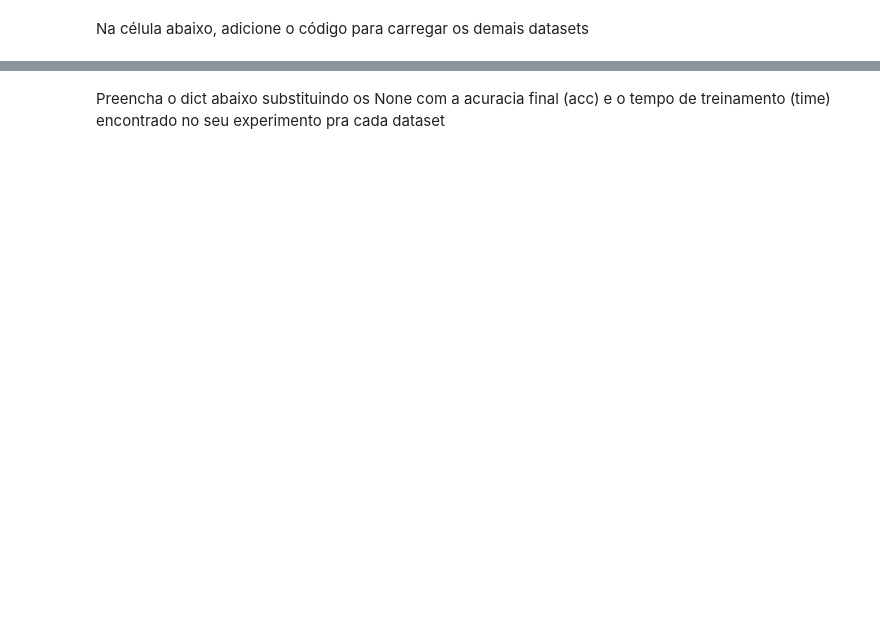
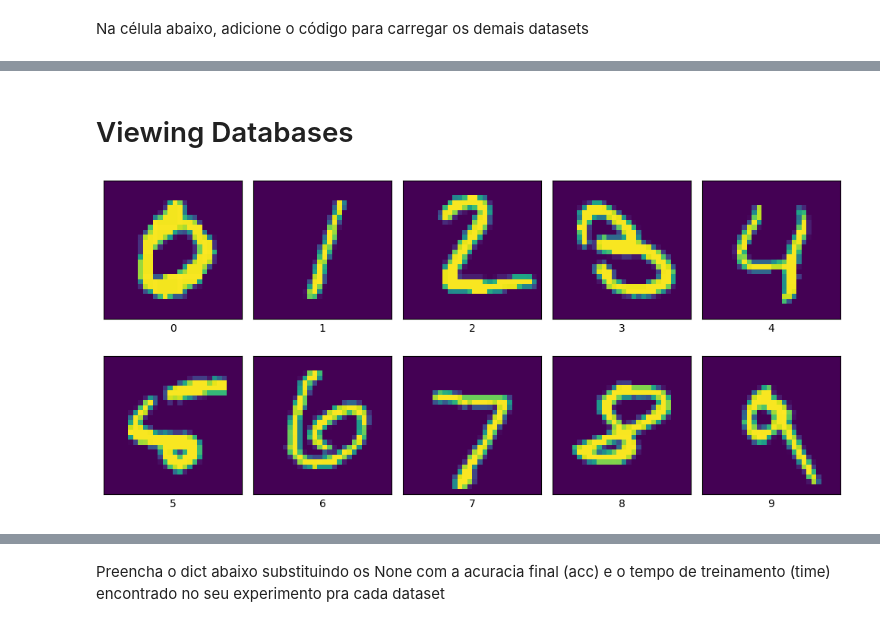
Before and after one commit to joaoo-vitor/t1_INF01048, a Jupyter notebook: Trabalho_redes_neurais.ipynb, the cells around one changed output, grey strips where cells are left out. Drawn from its saved outputs; the diff is of its cells as text; code cells hidden in the pictures; blank space fills up the shorter version.

```diff
--- a/Trabalho_redes_neurais.ipynb
+++ b/Trabalho_redes_neurais.ipynb
@@ -149,0 +132,26 @@ Downloading data from https://www.cs.toronto.edu/~kriz/cifar-100-python.tar.gz
+# %% [markdown]
+# Viewing Databases
+# %%
+# Definir função para visualizar classes do dataset
+def show_database_preview(class_names, images, labels):
+  # Crie um dicionário para mapear as classes para as imagens correspondentes
+  class_to_image = {}
+  for i in range(10):
+      index = (labels == i).nonzero()[0][0]  # Encontre o primeiro índice da classe
+      class_to_image[i] = images[index]
+
+  # Mostre uma imagem de cada classe
+  plt.figure(figsize=(10, 5))
+  for i in range(10):
+      plt.subplot(2, 5, i + 1)
+      plt.xticks([])  # Remova os rótulos do eixo x
+      plt.yticks([])  # Remova os rótulos do eixo y
+      plt.imshow(class_to_image[i])
+      plt.xlabel(class_names[i])
+
+  plt.tight_layout()
+  plt.show()
+# %%
+show_database_preview(range(10), mnist_x_test, mnist_y_test)
+# %% [output]
+[figure, added]
```
Also changed, not shown: parts of 47 cells of this notebook, 1 other file.
